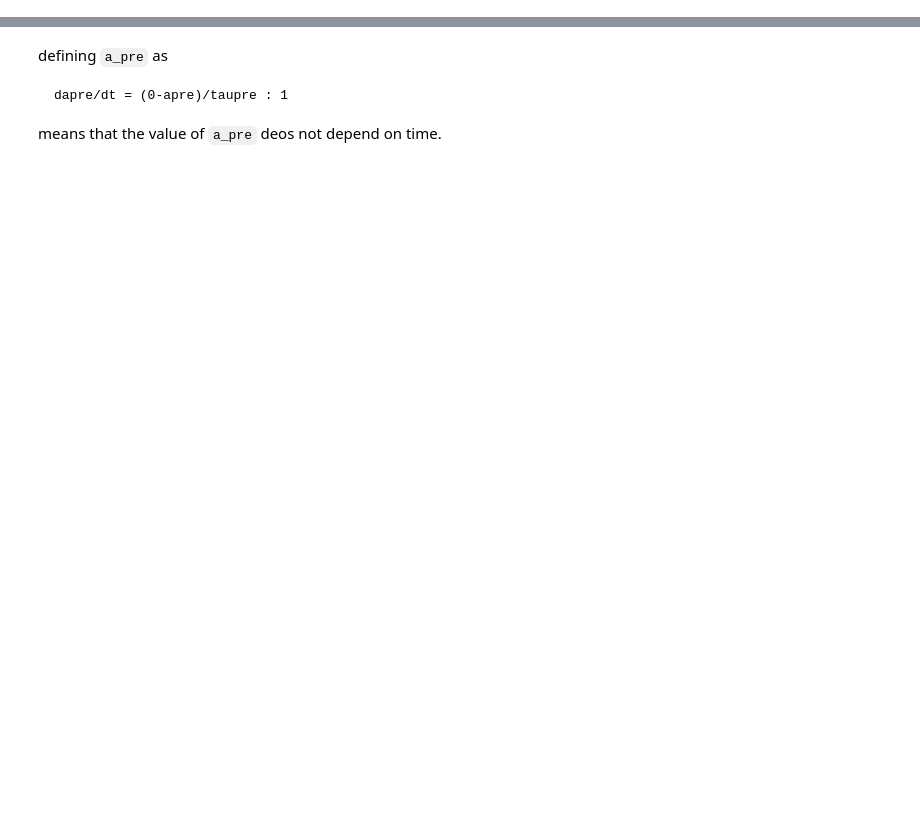
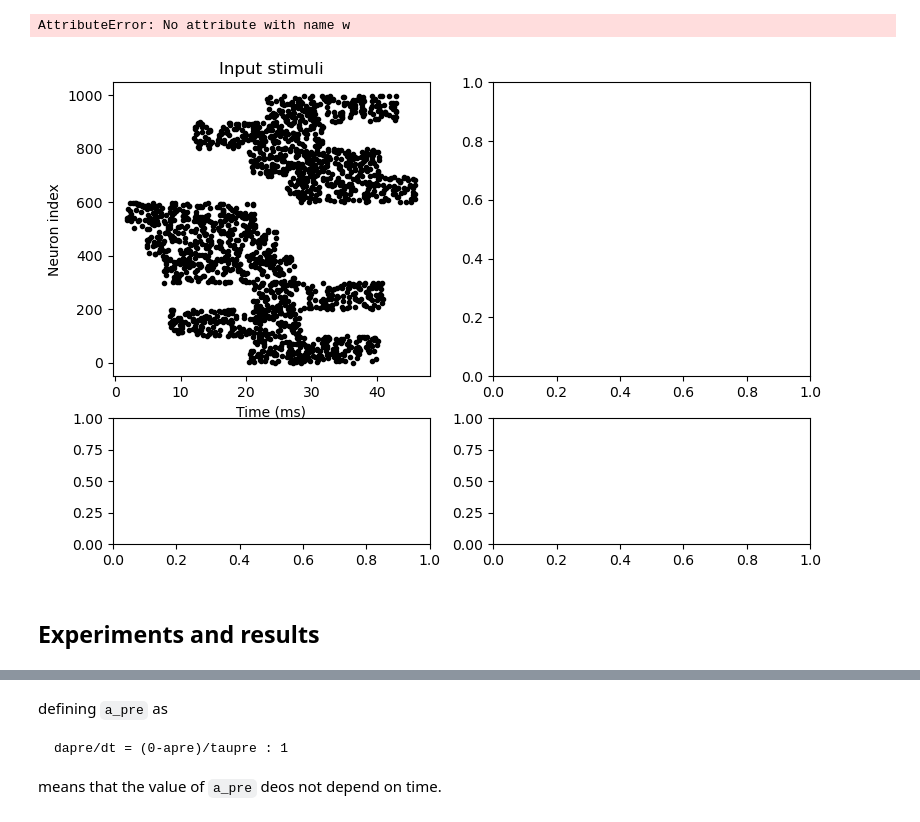
Before and after one commit to mehranfaraji/neuro4ml, a Jupyter notebook: week4-exercise.ipynb, the cells around one changed output, grey strips where cells are left out. Cells and saved outputs as stored; diff of their text form; code cells hidden in the pictures; blank space fills up the shorter version.

```diff
--- a/week4-exercise.ipynb
+++ b/week4-exercise.ipynb
@@ -168,7 +162,0 @@ def run_eperiment(N=1000, groupsize= 100, run_time = 100, wmax = 0.35):
-# %%
-wmax = 0.35
-N=1000
-groupsize=100
-run_time=155 * ms
-
-pre_spike_mon, post_spike_mon, post_state_mon, state_monitor, S = run_eperiment(N=N, groupsize=groupsize, run_time=run_time, wmax = wmax)
@@ -178,0 +163,34 @@ pre_spike_mon, post_spike_mon, post_state_mon, state_monitor, S = run_eperiment(
+# %%
+def plot_experiment(file_name, display):
+    description = f'''N={N}, groupsize={groupsize}, num_repeat={num_repeat},
+    g_max_ex={g_max_ex}, taupre=taupost={taupre}, A_pre={A_pre:.3f}, A_post={A_post:.3f}'''
+
+    f, ((a0, a1), (a2, a3)) = plt.subplots(2, 2, figsize=(9, 6), height_ratios=[0.7, 0.3])
+
+    a0.plot(input_stimuli_monitor.t/ms, input_stimuli_monitor.i, '.k')
+    a0.set_xlabel('Time (ms)')
+    a0.set_ylabel('Neuron index')
+    a0.set_title('Input stimuli')
+
+    a1.plot(input_stimuli_time, post_state_mon.g_ex/g_max_ex , '.k')
+    a1.set_xlabel('First spike time [relative latency] (ms)')
+    a1.set_ylabel(r'g / $g_{max}$')
+    a1.set_title(r'g/$g_{max}$ ratio as a function of relative latency')
+
+    w_init = array([g_max_ex * 0.2] * len(post_state_mon.g_ex))
+    a2.plot(input_stimuli_time, w_init / g_max_ex, '.k')
+    a2.set_xlabel('First spike time [relative latency] (ms)')
+    a2.set_ylabel(r'g / $g_max$')
+    a2.set_title(r'initial g/$g_{max}$ ratio as a function of relative latency')
+
+    a3.plot(S.i, post_state_mon.g_ex / g_max_ex, '.k')
+    a3.set_xlabel('Synapse index')
+    a3.set_ylabel(r'g / $g_max$')
+    a3.set_title(r'final g/$g_{max}$ ratio of each neuron')
+
+    plt.figtext(0.5, 1, description, ha='center', va='top')
+    plt.tight_layout(pad=2.5)
+    if file_name:
+        plt.savefig(file_name)
+    if not display:
+        plt.close()
@@ -178,0 +251,5 @@ pre_spike_mon, post_spike_mon, post_state_mon, state_monitor, S = run_eperiment(
+# %%
+plot_experiment(file_name=None, display=True)
+# %% [output]
+AttributeError: No attribute with name w
+[figure, added]
@@ -178,0 +274,2 @@ pre_spike_mon, post_spike_mon, post_state_mon, state_monitor, S = run_eperiment(
+# %% [markdown]
+## Experiments and results
```
Also changed, not shown: parts of 25 cells of this notebook.
